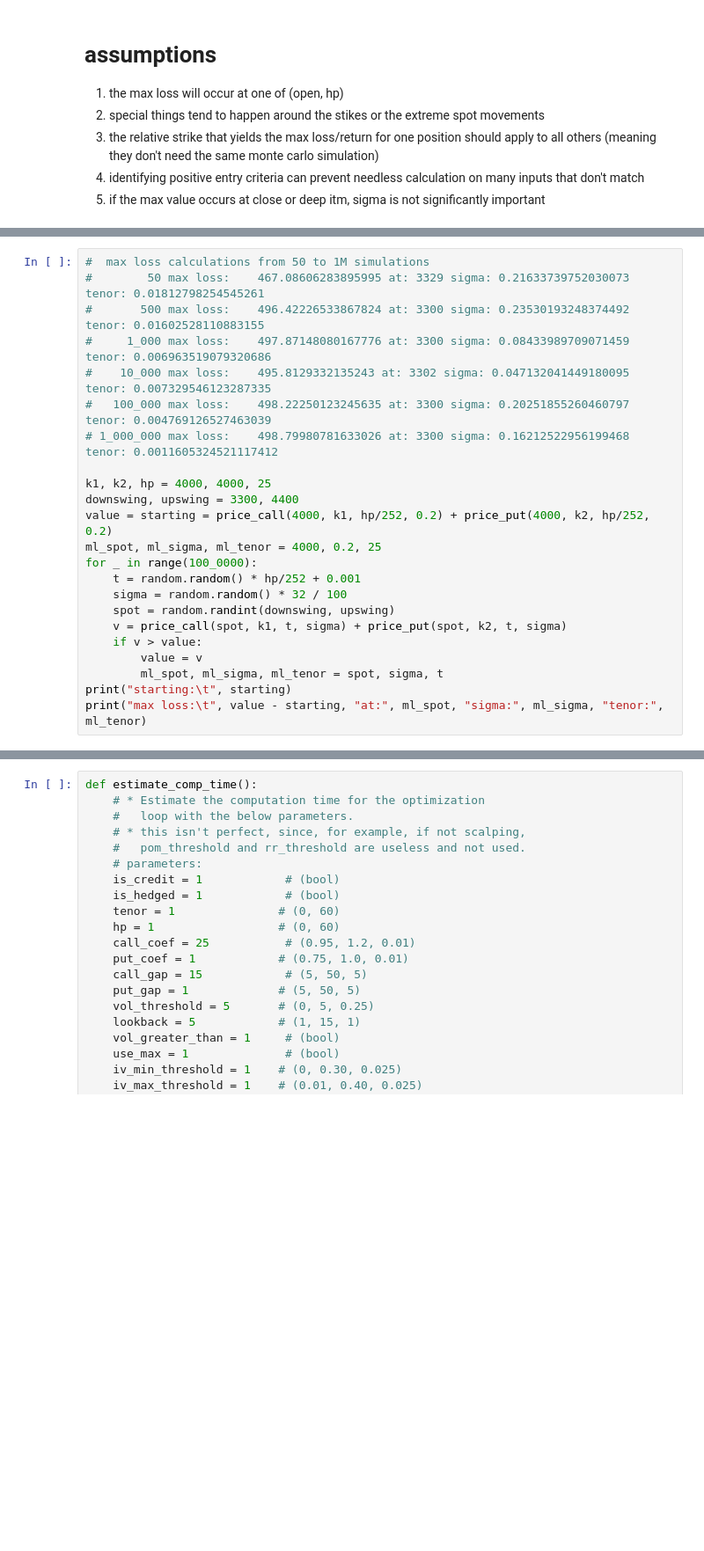
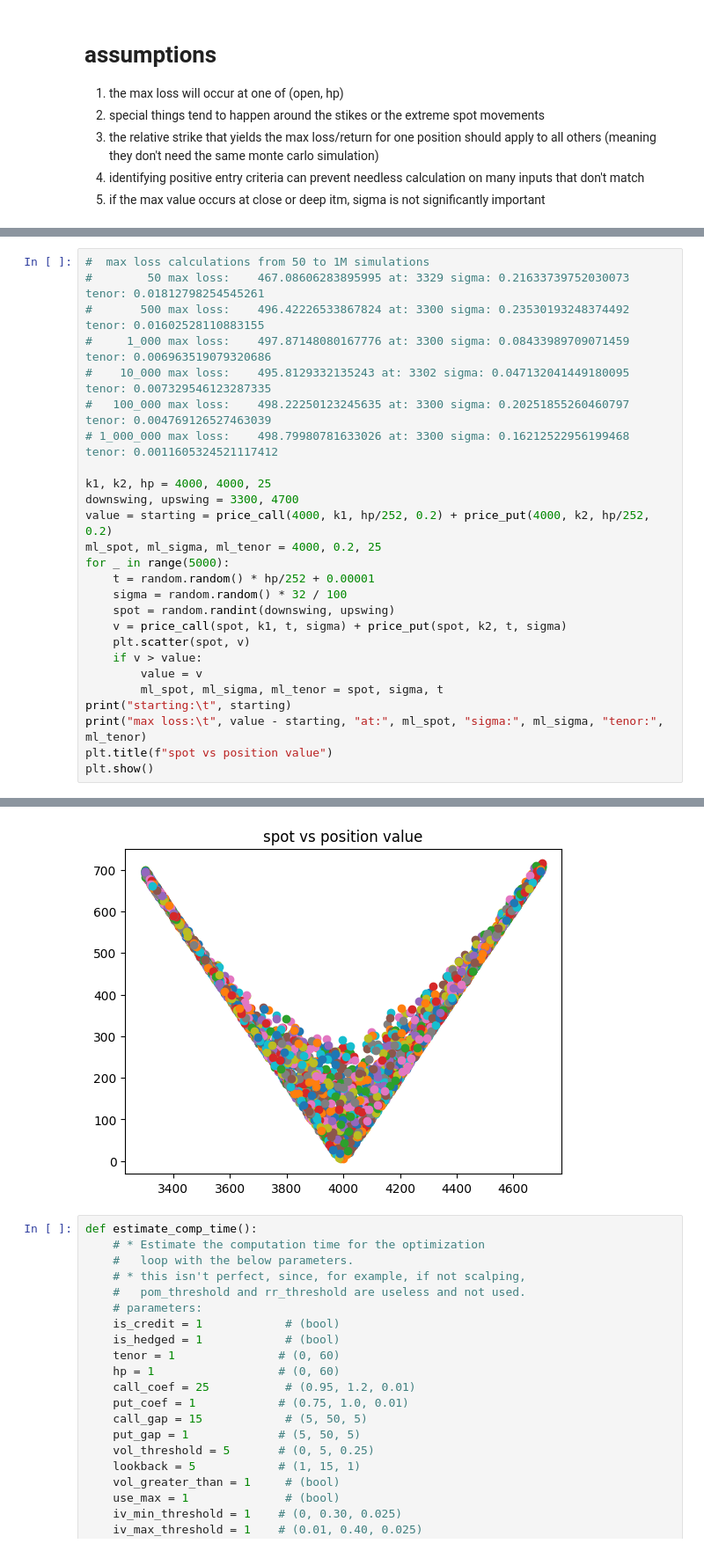
Before and after one commit to m12t/bsm-time-machine, a Jupyter notebook: main.ipynb, the cells around one changed output, grey strips where cells are left out. Shown at 88% size. Saved outputs shown, nothing was run; the diff lists cells and outputs as text; blank space fills up the shorter version.

Commit message:
plot to verify the monte carlo simulation is working as expected

```diff
--- a/main.ipynb
+++ b/main.ipynb
@@ -511,16 +513,20 @@ def get_d2(d1, sigma, t) -> float:
 # 1_000_000 max loss:	 498.79980781633026 at: 3300 sigma: 0.16212522956199468 tenor: 0.0011605324521117412
 
 k1, k2, hp = 4000, 4000, 25
-downswing, upswing = 3300, 4400
+downswing, upswing = 3300, 4700
 value = starting = price_call(4000, k1, hp/252, 0.2) + price_put(4000, k2, hp/252, 0.2)
 ml_spot, ml_sigma, ml_tenor = 4000, 0.2, 25
-for _ in range(100_0000):
-    t = random.random() * hp/252 + 0.001
+for _ in range(5000):
+    t = random.random() * hp/252 + 0.00001
     sigma = random.random() * 32 / 100
     spot = random.randint(downswing, upswing)
     v = price_call(spot, k1, t, sigma) + price_put(spot, k2, t, sigma)
+    plt.scatter(spot, v)
     if v > value:
         value = v
         ml_spot, ml_sigma, ml_tenor = spot, sigma, t
 print("starting:\t", starting)
 print("max loss:\t", value - starting, "at:", ml_spot, "sigma:", ml_sigma, "tenor:", ml_tenor)
+plt.title(f"spot vs position value")
+plt.show()
+# %% [output]
@@ -527,3 +535,4 @@ print("max loss:\t", value - starting, "at:", ml_spot, "sigma:", ml_sigma, "teno
+[figure, added]
 # %%
 def estimate_comp_time():
     # * Estimate the computation time for the optimization
```
Also changed, not shown: parts of 2 cells of this notebook.
